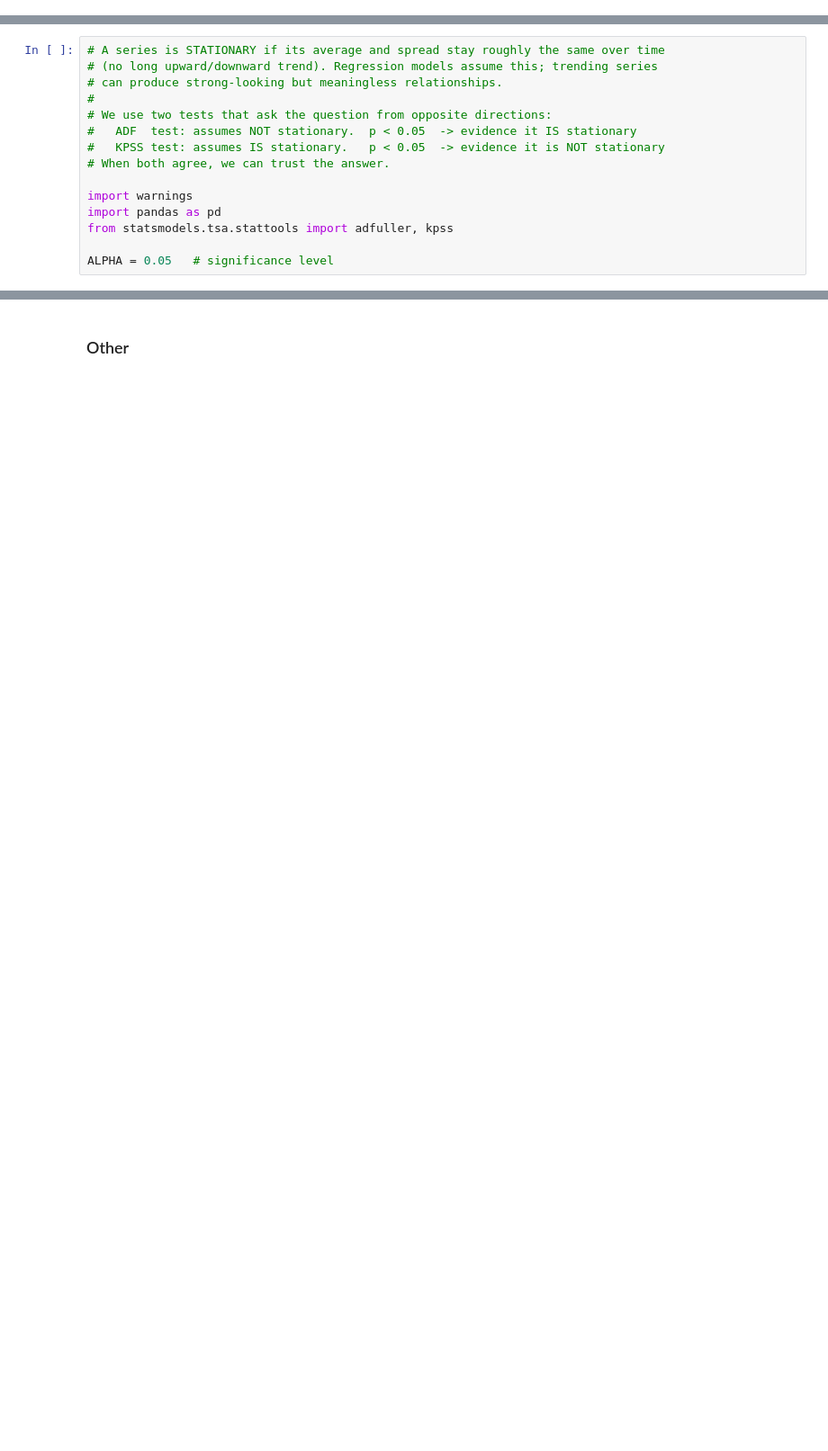
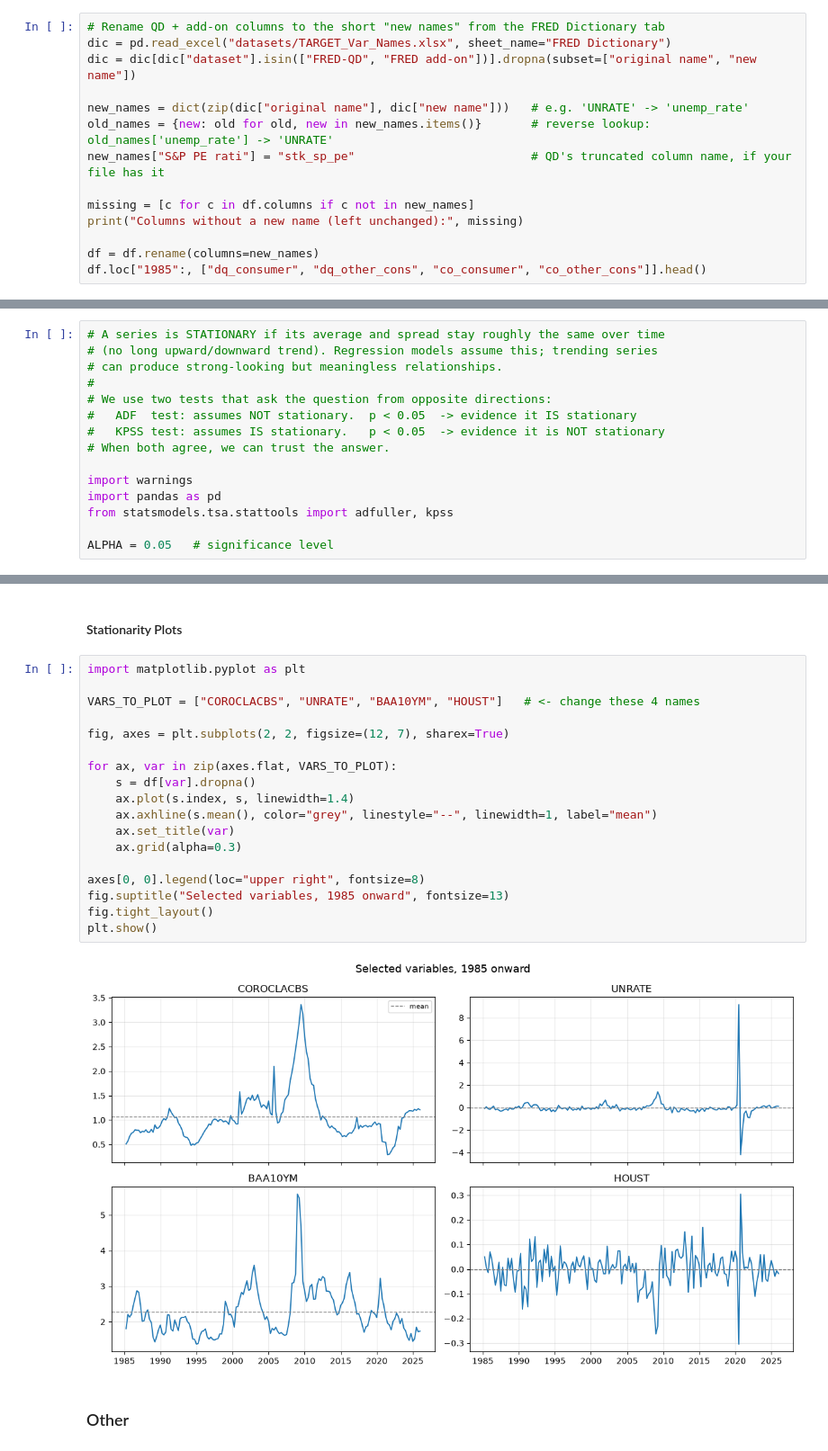
Before and after one commit to andre-bu-gitdev/DX799-O1, a Jupyter notebook: Milestone_1_2_Work_Folder/_EDA_.ipynb, the cells around one changed output, grey strips where cells are left out. Shown at 90% size. Cells and saved outputs as stored; diff of their text form; blank space fills up the shorter version.

```diff
--- a/Milestone_1_2_Work_Folder/_EDA_.ipynb
+++ b/Milestone_1_2_Work_Folder/_EDA_.ipynb
@@ -137,3 +135,17 @@ df = df.loc["1985":]
 df.shape
 # %% [output]
 (164, 249)
+# %%
+# Rename QD + add-on columns to the short "new names" from the FRED Dictionary tab
+dic = pd.read_excel("datasets/TARGET_Var_Names.xlsx", sheet_name="FRED Dictionary")
+dic = dic[dic["dataset"].isin(["FRED-QD", "FRED add-on"])].dropna(subset=["original name", "new name"])
+
+new_names = dict(zip(dic["original name"], dic["new name"]))   # e.g. 'UNRATE' -> 'unemp_rate'
+old_names = {new: old for old, new in new_names.items()}       # reverse lookup: old_names['unemp_rate'] -> 'UNRATE'
+new_names["S&P PE rati"] = "stk_sp_pe"                         # QD's truncated column name, if your file has it
+
+missing = [c for c in df.columns if c not in new_names]
+print("Columns without a new name (left unchanged):", missing)
+
+df = df.rename(columns=new_names)
+df.loc["1985":, ["dq_consumer", "dq_other_cons", "co_consumer", "co_other_cons"]].head()
@@ -174,3 +300,25 @@ ALPHA = 0.05   # significance level
+# %% [markdown]
+#### Stationarity Plots
+# %%
+import matplotlib.pyplot as plt
+
+VARS_TO_PLOT = ["COROCLACBS", "UNRATE", "BAA10YM", "HOUST"]   # <- change these 4 names
+
+fig, axes = plt.subplots(2, 2, figsize=(12, 7), sharex=True)
+
+for ax, var in zip(axes.flat, VARS_TO_PLOT):
+    s = df[var].dropna()
+    ax.plot(s.index, s, linewidth=1.4)
+    ax.axhline(s.mean(), color="grey", linestyle="--", linewidth=1, label="mean")
+    ax.set_title(var)
+    ax.grid(alpha=0.3)
+
+axes[0, 0].legend(loc="upper right", fontsize=8)
+fig.suptitle("Selected variables, 1985 onward", fontsize=13)
+fig.tight_layout()
+plt.show()
+# %% [output]
+[figure, added]
 # %% [markdown]
 ### Other
 # %%
```
Also changed, not shown: parts of 15 cells of this notebook, 1 other file.
